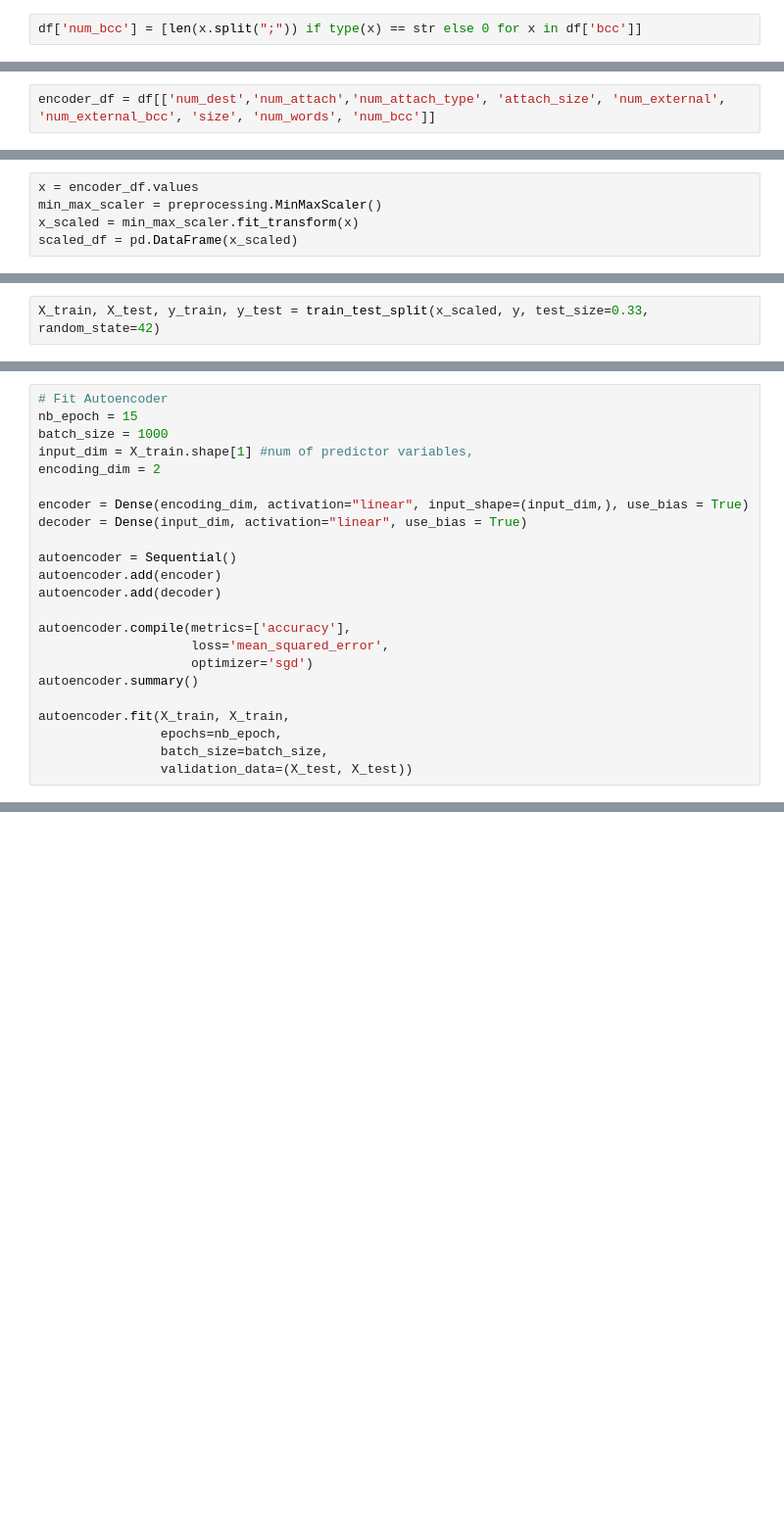
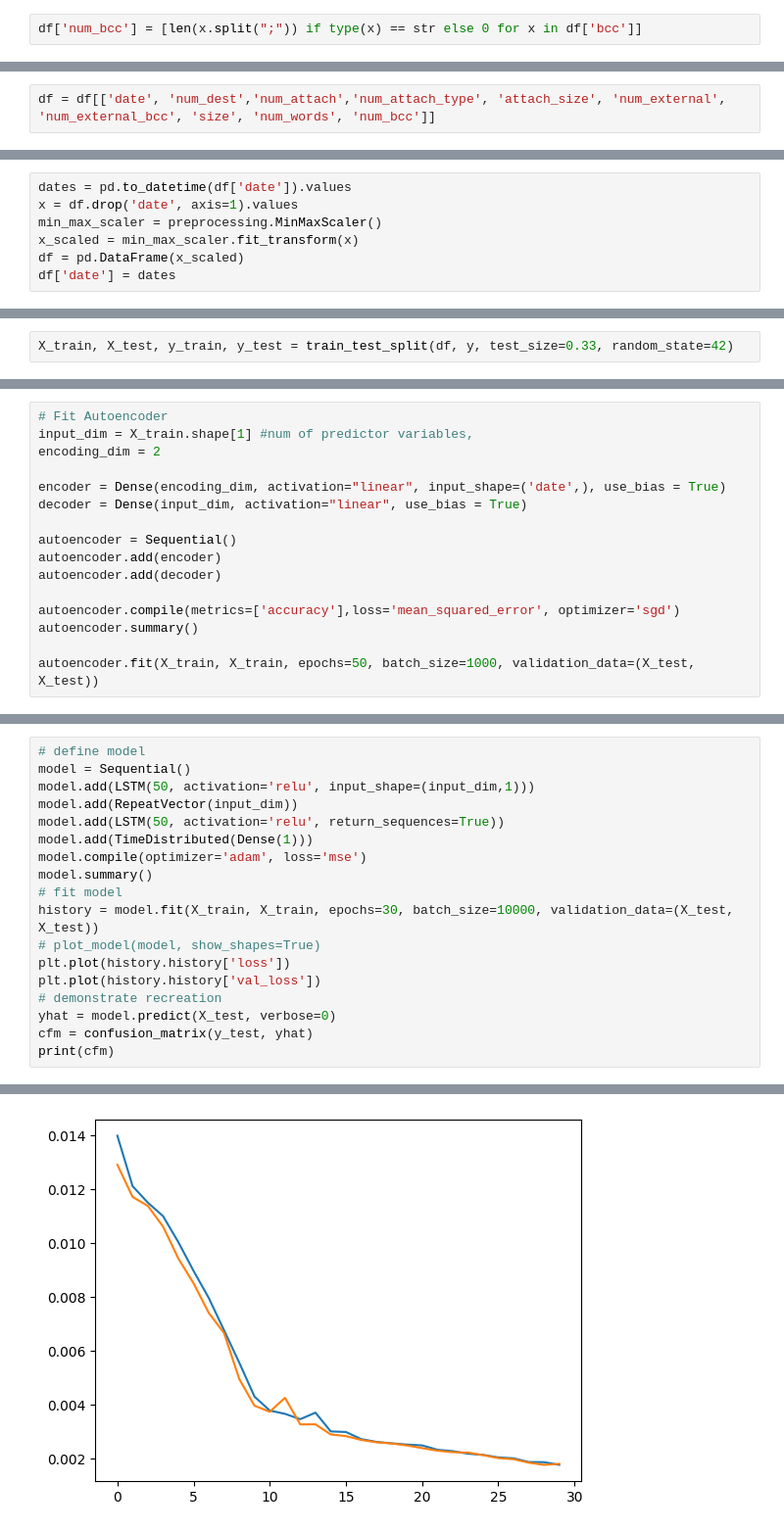
Before and after one commit to kaigomes7/insider_threat_detection, a Jupyter notebook: loader.ipynb, the cells around one changed output, grey strips where cells are left out. Shown: that part at 98% size. Saved outputs shown, nothing was run; the diff lists cells and outputs as text; blank space fills up the shorter version.

Commit message:
Added lstm and undersampling and graphs

```diff
--- a/loader.ipynb
+++ b/loader.ipynb
@@ -57,2 +85,2 @@ df['num_bcc'] = [len(x.split(";")) if type(x) == str else 0 for x in df['bcc']]
 # %%
-encoder_df = df[['num_dest','num_attach','num_attach_type', 'attach_size', 'num_external', 'num_external_bcc', 'size', 'num_words', 'num_bcc']]
+df = df[['date', 'num_dest','num_attach','num_attach_type', 'attach_size', 'num_external', 'num_external_bcc', 'size', 'num_words', 'num_bcc']]
@@ -81,5 +96,7 @@ from sklearn import preprocessing
 # %%
-x = encoder_df.values
+dates = pd.to_datetime(df['date']).values
+x = df.drop('date', axis=1).values
 min_max_scaler = preprocessing.MinMaxScaler()
 x_scaled = min_max_scaler.fit_transform(x)
-scaled_df = pd.DataFrame(x_scaled)
+df = pd.DataFrame(x_scaled)
+df['date'] = dates
@@ -86,2 +121,2 @@ scaled_df = pd.DataFrame(x_scaled)
 # %%
-X_train, X_test, y_train, y_test = train_test_split(x_scaled, y, test_size=0.33, random_state=42)
+X_train, X_test, y_train, y_test = train_test_split(df, y, test_size=0.33, random_state=42)
@@ -114,24 +125,17 @@ import matplotlib.gridspec as gridspec
 # %%
 # Fit Autoencoder
-nb_epoch = 15
-batch_size = 1000
 input_dim = X_train.shape[1] #num of predictor variables,
 encoding_dim = 2
 
-encoder = Dense(encoding_dim, activation="linear", input_shape=(input_dim,), use_bias = True)
+encoder = Dense(encoding_dim, activation="linear", input_shape=('date',), use_bias = True)
 decoder = Dense(input_dim, activation="linear", use_bias = True)
 
 autoencoder = Sequential()
 autoencoder.add(encoder)
 autoencoder.add(decoder)
 
-autoencoder.compile(metrics=['accuracy'],
-                    loss='mean_squared_error',
-                    optimizer='sgd')
+autoencoder.compile(metrics=['accuracy'],loss='mean_squared_error', optimizer='sgd')
 autoencoder.summary()
 
-autoencoder.fit(X_train, X_train,
-                epochs=nb_epoch,
-                batch_size=batch_size,
-                validation_data=(X_test, X_test))
+autoencoder.fit(X_train, X_train, epochs=50, batch_size=1000, validation_data=(X_test, X_test))
 # %% [output]
@@ -155,0 +145,19 @@ Epoch 15/15
+# %%
+# define model
+model = Sequential()
+model.add(LSTM(50, activation='relu', input_shape=(input_dim,1)))
+model.add(RepeatVector(input_dim))
+model.add(LSTM(50, activation='relu', return_sequences=True))
+model.add(TimeDistributed(Dense(1)))
+model.compile(optimizer='adam', loss='mse')
+model.summary()
+# fit model
+history = model.fit(X_train, X_train, epochs=30, batch_size=10000, validation_data=(X_test, X_test))
+# plot_model(model, show_shapes=True)
+plt.plot(history.history['loss'])
+plt.plot(history.history['val_loss'])
+# demonstrate recreation
+yhat = model.predict(X_test, verbose=0)
+cfm = confusion_matrix(y_test, yhat)
+print(cfm)
+# %% [output]
@@ -155,0 +182 @@ Epoch 15/15
+[figure, added]
```
Also changed, not shown: parts of 43 cells of this notebook.
